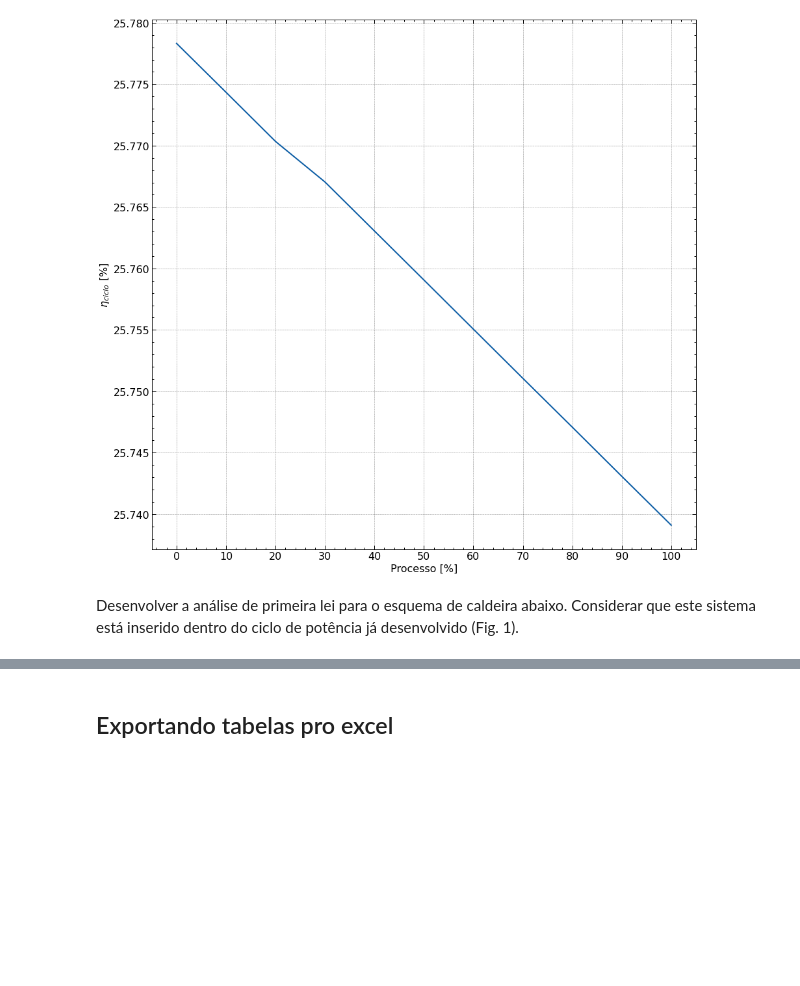
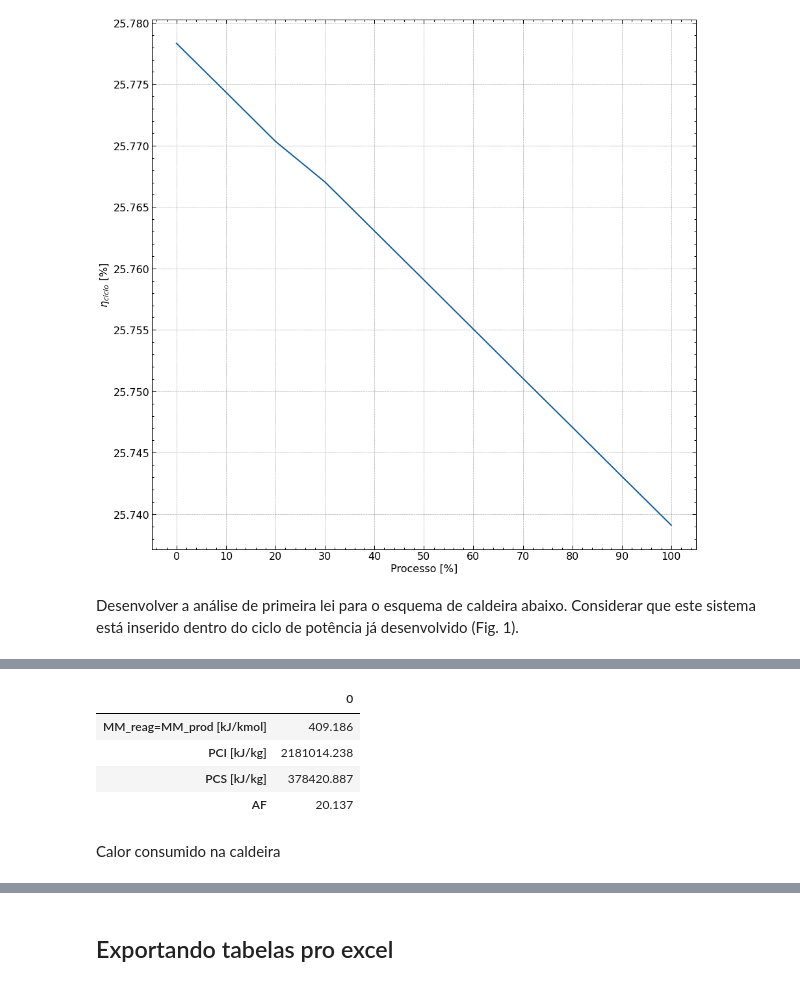
Before and after one commit to luaneng/gdv, a Jupyter notebook: projeto/main.ipynb, the cells around one changed output, grey strips where cells are left out. Cells and saved outputs as stored; diff of their text form; code cells hidden in the pictures; blank space fills up the shorter version.

```diff
--- a/projeto/main.ipynb
+++ b/projeto/main.ipynb
@@ -798,0 +874,27 @@ MM_g = 1/((F_met/MM_met) + (F_et/MM_et) + (F_prop /MM_prop ) + ( F_propeno/MM_pr
+# %%
+if round(MM_reag,5) == round(MM_prod,5):
+    data_reag = {
+        'MM_reag=MM_prod [kJ/kmol]': [round(MM_reag, 3)],
+        'PCI [kJ/kg]': round(PCI, 3),
+        'PCS [kJ/kg]': round(PCS, 3),
+        'AF': round(AF, 3)
+    }
+    df_reag = DataFrame(data_reag)
+    display(df_reag.T)
+else:
+    data_reag = {'M_reag [kg/kmol]': [round(MM_reag, 3)],
+        'M_prod [kg/kmol]' : round(MM_prod, 3),
+        'PCI [kJ/kg]': round(PCI, 3),
+        'PCS [kJ/kg]': round(PCS, 3),
+        'AF': round(AF, 3),
+        }
+    df_reag = DataFrame(data_reag)
+    display(df_reag.T)
+# %% [output]
+|  | 0 |
+| MM_reag=MM_prod [kJ/kmol] | 409.186 |
+| PCI [kJ/kg] | 2181014.238 |
+| PCS [kJ/kg] | 378420.887 |
+| AF | 20.137 |
+# %% [markdown]
+Calor consumido na caldeira
```
Also changed, not shown: parts of 40 cells of this notebook.
